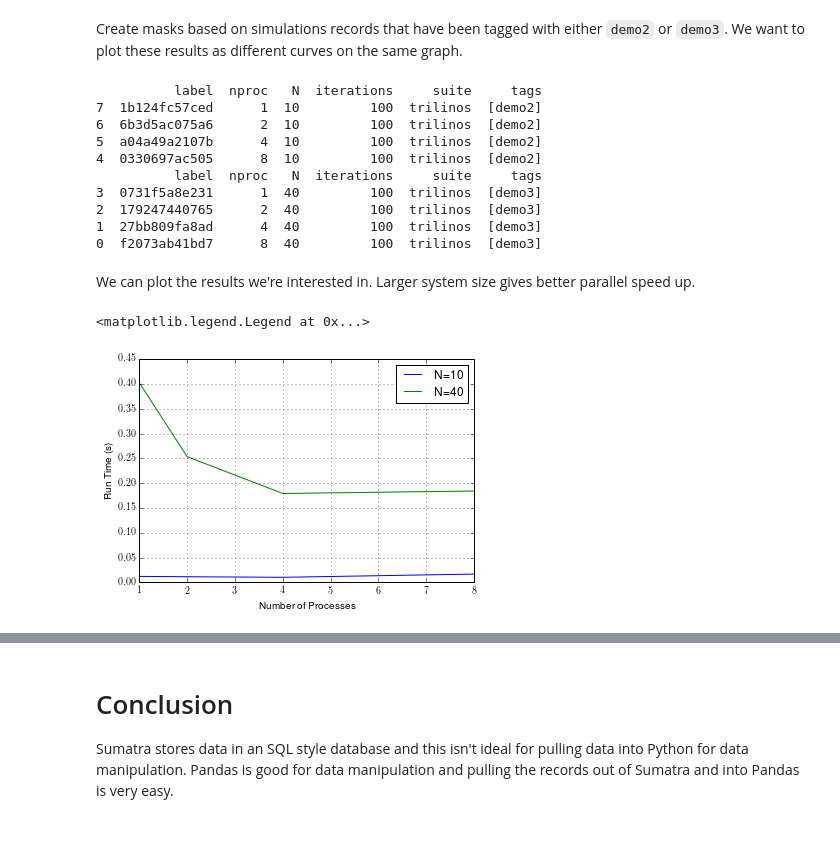
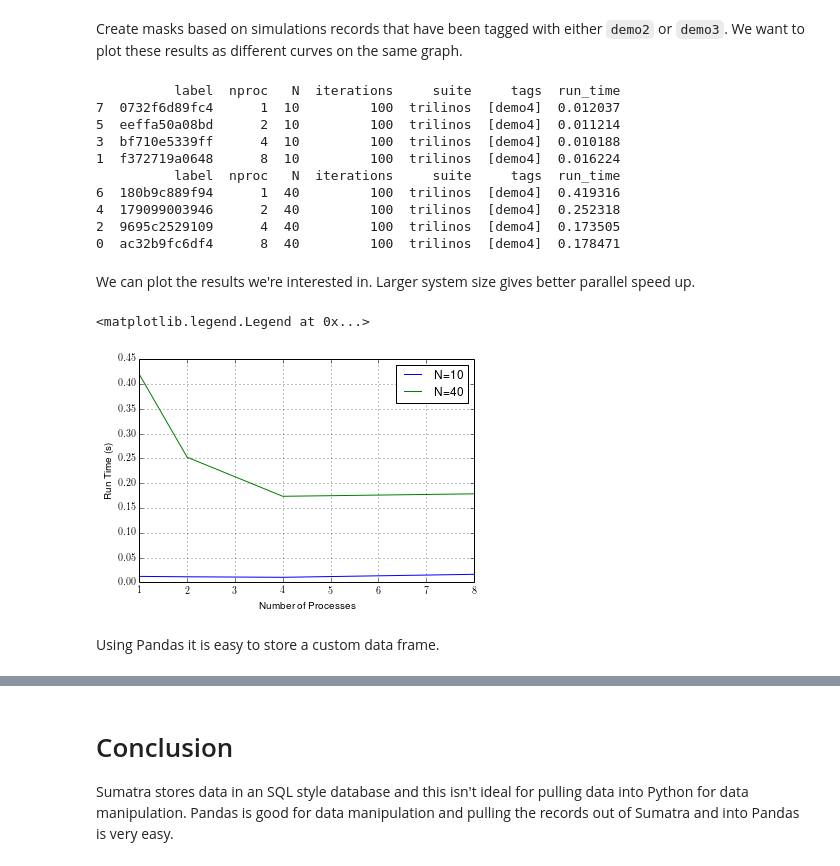
Before and after one commit to wd15/smt-demo, a Jupyter notebook: demo.ipynb, the cells around one changed output, grey strips where cells are left out. Cells and saved outputs as stored; diff of their text form; code cells hidden in the pictures; blank space fills up the shorter version.

```diff
--- a/demo.ipynb
+++ b/demo.ipynb
@@ -284,31 +319,33 @@ print df[columns].sort('nproc')
 # %% [markdown]
 Create masks based on simulations records that have been tagged with either `demo2` or `demo3`. We want to plot these results as different curves on the same graph.
 # %%
-mask2 = df.tags.map(lambda x: 'demo2' in x)
-mask3 = df.tags.map(lambda x: 'demo3' in x)
-print df[columns][mask2].sort('nproc')
-print df[columns][mask3].sort('nproc')
+tag_mask = df.tags.map(lambda x: 'demo4' in x)
+df_tmp = df[tag_mask]
+m10 = df_tmp.N.map(lambda x: x == 10)
+m40 = df_tmp.N.map(lambda x: x == 40)
+df_N10 = df_tmp[m10]
+df_N40 = df_tmp[m40]
+print df_N10[columns].sort('nproc')
+print df_N40[columns].sort('nproc')
 # %% [output]
-          label  nproc   N  iterations     suite     tags
-7  1b124fc57ced      1  10         100  trilinos  [demo2]
-6  6b3d5ac075a6      2  10         100  trilinos  [demo2]
-5  a04a49a2107b      4  10         100  trilinos  [demo2]
-4  0330697ac505      8  10         100  trilinos  [demo2]
-          label  nproc   N  iterations     suite     tags
-3  0731f5a8e231      1  40         100  trilinos  [demo3]
-2  179247440765      2  40         100  trilinos  [demo3]
-1  27bb809fa8ad      4  40         100  trilinos  [demo3]
-0  f2073ab41bd7      8  40         100  trilinos  [demo3]
+          label  nproc   N  iterations     suite     tags  run_time
+7  0732f6d89fc4      1  10         100  trilinos  [demo4]  0.012037
+5  eeffa50a08bd      2  10         100  trilinos  [demo4]  0.011214
+3  bf710e5339ff      4  10         100  trilinos  [demo4]  0.010188
+1  f372719a0648      8  10         100  trilinos  [demo4]  0.016224
+          label  nproc   N  iterations     suite     tags  run_time
+6  180b9c889f94      1  40         100  trilinos  [demo4]  0.419316
+4  179099003946      2  40         100  trilinos  [demo4]  0.252318
+2  9695c2529109      4  40         100  trilinos  [demo4]  0.173505
+0  ac32b9fc6df4      8  40         100  trilinos  [demo4]  0.178471
 # %% [markdown]
 We can plot the results we're interested in. Larger system size gives better parallel speed up.
 # %%
-df2 = df[mask2]
-df3 = df[mask3]
-ax = df2.plot('nproc', 'run_time', label='N={0}'.format(df2.N.iat[0]))
-df3.plot('nproc', 'run_time', ylim=0, ax=ax, label='N={0}'.format(df3.N.iat[0]))
+ax = df_N10.plot('nproc', 'run_time', label='N={0}'.format(df_N10.N.iat[0]))
+df_N40.plot('nproc', 'run_time', ylim=0, ax=ax, label='N={0}'.format(df_N40.N.iat[0]))
 plt.ylabel('Run Time (s)')
 plt.xlabel('Number of Processes')
 plt.legend()
 # %% [output]
 <matplotlib.legend.Legend at 0x...>
-[figure, old version]
+[figure, new version]
@@ -317,2 +352,4 @@ Using Pandas it is easy to store a custom data frame.
+# %% [markdown]
+Using Pandas it is easy to store a custom data frame.
 # %%
 df.to_hdf('store.h5', 'df')
```
Also changed, not shown: parts of 11 cells of this notebook, 1 other file.
